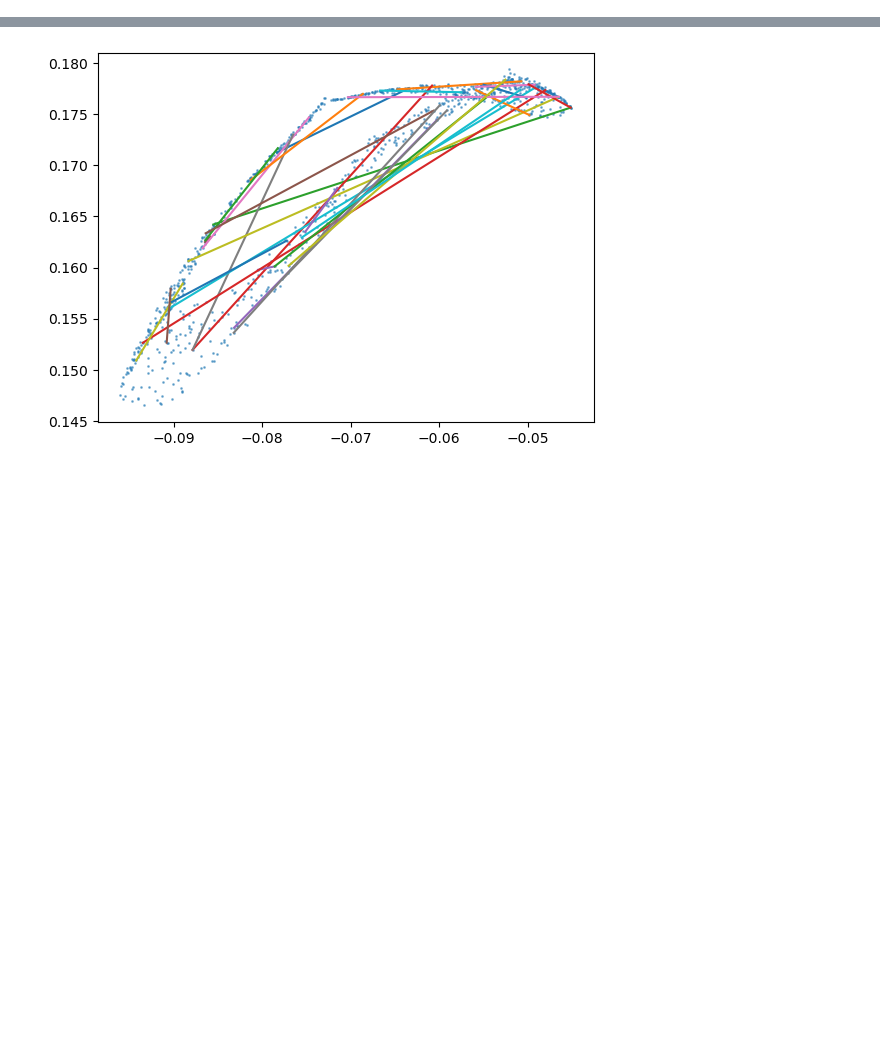
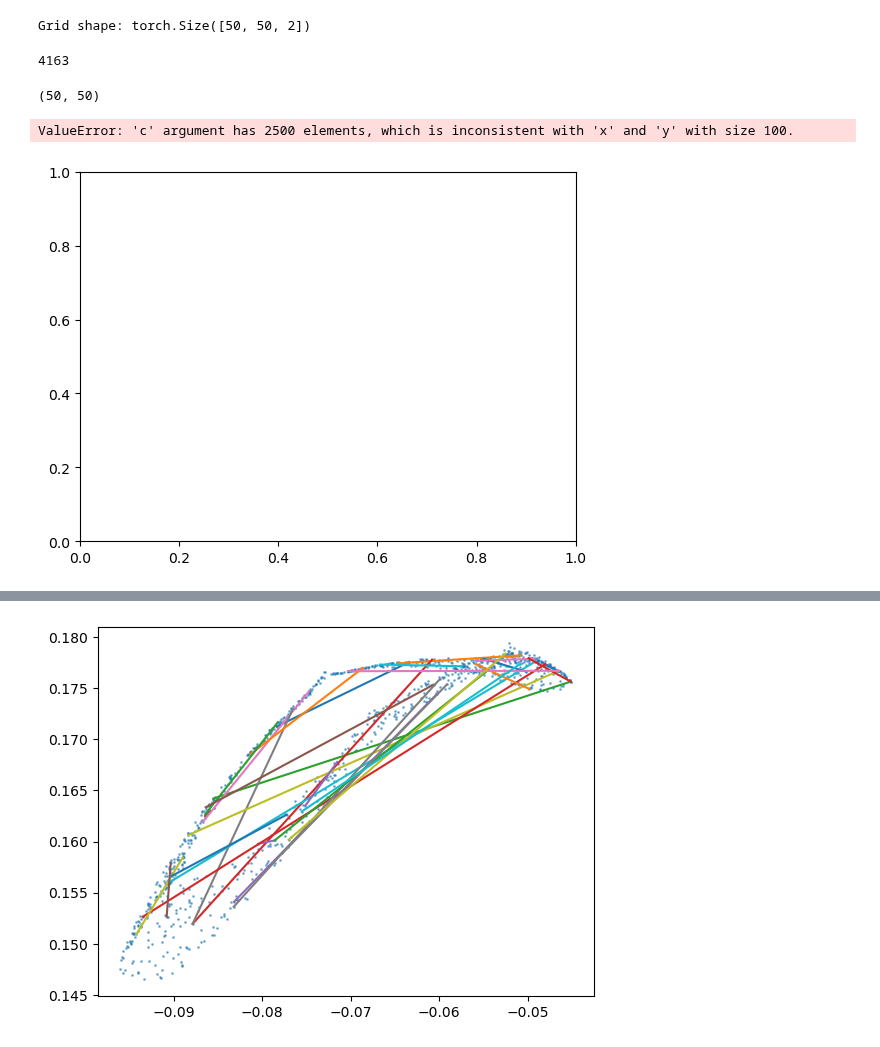
Before and after one commit to fablos/geo_latte, a Jupyter notebook: icra/circular_data.ipynb, the cells around one changed output, grey strips where cells are left out. Drawn from its saved outputs; the diff is of its cells as text; code cells hidden in the pictures; blank space fills up the shorter version.

```diff
--- a/icra/circular_data.ipynb
+++ b/icra/circular_data.ipynb
@@ -189,0 +225,14 @@ Sequential(
+# %%
+def generate_grid(v=2, grid_size=100, device=device):
+    x = torch.linspace(-v, v, grid_size).to(device)
+    y = torch.linspace(-v, v, grid_size).to(device)
+    x_grid, y_grid = torch.meshgrid(x, y, indexing='ij')
+    grid = torch.stack((x_grid, y_grid), dim=-1)
+    return grid
+
+grid_size = 50
+z_grid = generate_grid(grid_size=grid_size)
+# Print the resulting grid shape and a sample
+print(f"Grid shape: {z_grid.shape}")  # Expected shape: (grid_size, grid_size, 2)
+# %% [output]
+Grid shape: torch.Size([50, 50, 2])
@@ -189,0 +245,25 @@ Sequential(
+# %%
+gc.collect()
+# %% [output]
+4163
+# %%
+# loop through the grid and compute the jacobian
+bg = []
+for i in tqdm(range(z_grid.shape[0])):
+    for j in range(z_grid.shape[1]):
+        J = torch.autograd.functional.jacobian(model, z_grid[i,j].unsqueeze(0)).squeeze(0).squeeze(1)
+        bg.append(torch.sqrt(torch.det((J.T @ J).cpu())).item())
+bg = np.array(bg).reshape((grid_size, grid_size))
+# %%
+bg.shape
+# %% [output]
+(50, 50)
+# %%
+# Plot the magnification factor
+plt.figure()
+plt.scatter(z_grid[:, 0].cpu().numpy(), z_grid[:, 1].cpu().numpy(), c=bg)
+plt.title("Magnification Factor")
+plt.show()
+# %% [output]
+ValueError: 'c' argument has 2500 elements, which is inconsistent with 'x' and 'y' with size 100.
+[figure, added]
```
Also changed, not shown: parts of 19 cells of this notebook.
